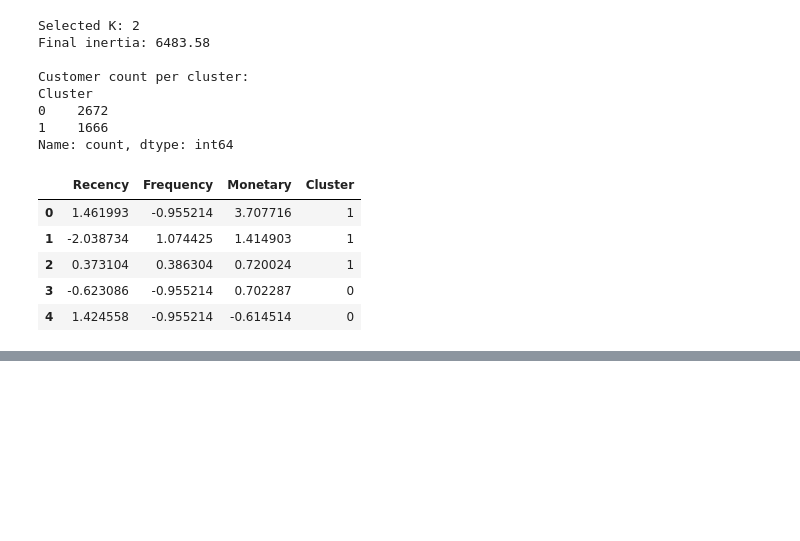
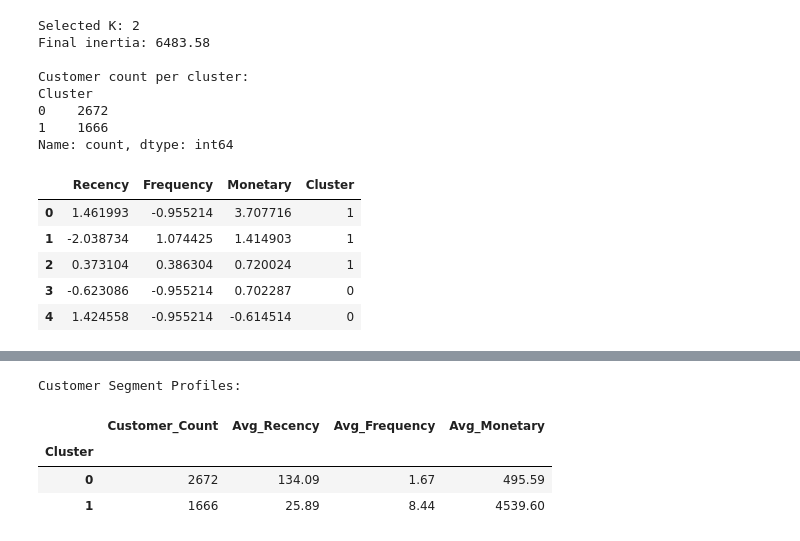
Before and after one commit to vanshika-2105/customer-segmentation-ml, a Jupyter notebook: notebooks/01_customer_segmentation_setup.ipynb, the cells around one changed output, grey strips where cells are left out. Drawn from its saved outputs; the diff is of its cells as text; code cells hidden in the pictures; blank space fills up the shorter version.

```diff
--- a/notebooks/01_customer_segmentation_setup.ipynb
+++ b/notebooks/01_customer_segmentation_setup.ipynb
@@ -1502,0 +1615,17 @@ print("\nCluster assignments saved to:", output_path)
+# %%
+# Calculate average RFM values for each cluster
+cluster_profile = customer_segments.groupby("Cluster").agg(
+    Customer_Count=("CustomerID", "count"),
+    Avg_Recency=("Recency", "mean"),
+    Avg_Frequency=("Frequency", "mean"),
+    Avg_Monetary=("Monetary", "mean")
+).round(2)
+
+print("Customer Segment Profiles:")
+display(cluster_profile)
+# %% [output]
+Customer Segment Profiles:
+|  | Customer_Count | Avg_Recency | Avg_Frequency | Avg_Monetary |
+| Cluster |  |  |  |  |
+| 0 | 2672 | 134.09 | 1.67 | 495.59 |
+| 1 | 1666 | 25.89 | 8.44 | 4539.60 |
```
Also changed, not shown: parts of 7 cells of this notebook, 2 other files.
